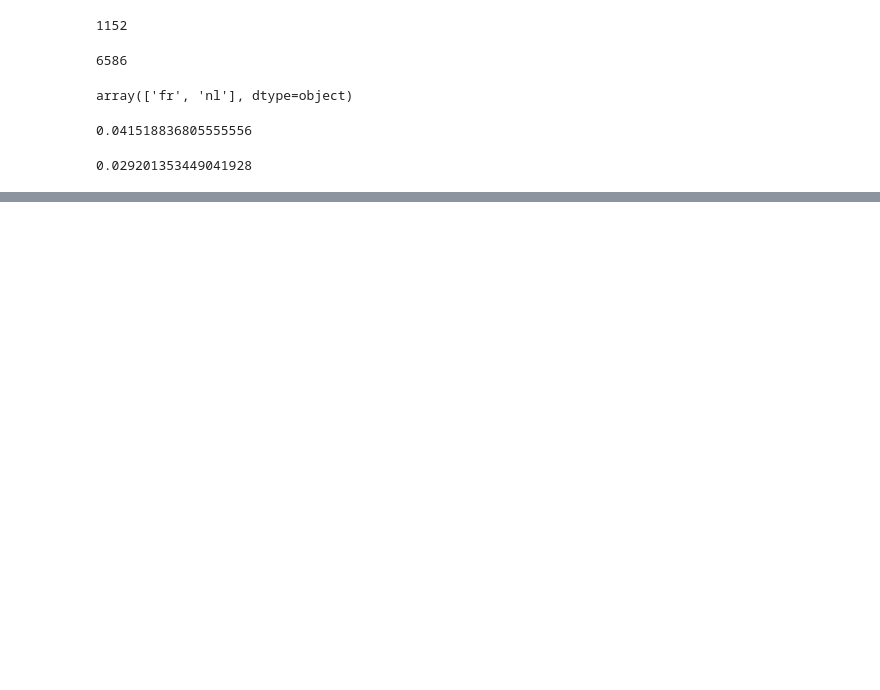
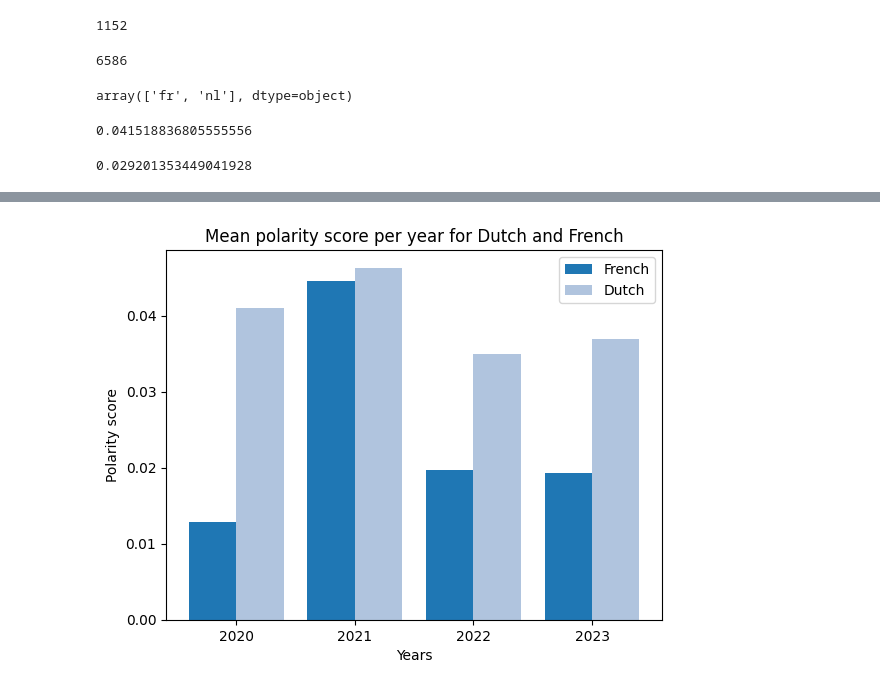
Before and after one commit to natalievgrafova/Presentation, a Jupyter notebook: for presentation.ipynb, the cells around one changed output, grey strips where cells are left out. Saved outputs shown, nothing was run; the diff lists cells and outputs as text; code cells hidden in the pictures; blank space fills up the shorter version.

```diff
--- a/for presentation.ipynb
+++ b/for presentation.ipynb
@@ -391 +399,20 @@ nl_pol = df_nl.groupby(['date'])['polarity'].mean()
+# %%
+X = ['2020','2021','2022','2023']
+polarity_fr = fr_pol
+polarity_nl = nl_pol
+
+X_axis = np.arange(len(X))
+
+plt.bar(X_axis - 0.2, polarity_fr, 0.4, label = 'French' )
+plt.bar(X_axis + 0.2, polarity_nl, 0.4, label = 'Dutch', color = 'lightsteelblue')
+
+
+plt.xticks(X_axis, X)
+plt.xlabel("Years")
+plt.ylabel("Polarity score")
+plt.title("Mean polarity score per year for Dutch and French")
+plt.legend()
+plt.show()
+# %% [output]
+[figure, added]
 # %%
```
Also changed, not shown: parts of 18 cells of this notebook, 1 other file.
